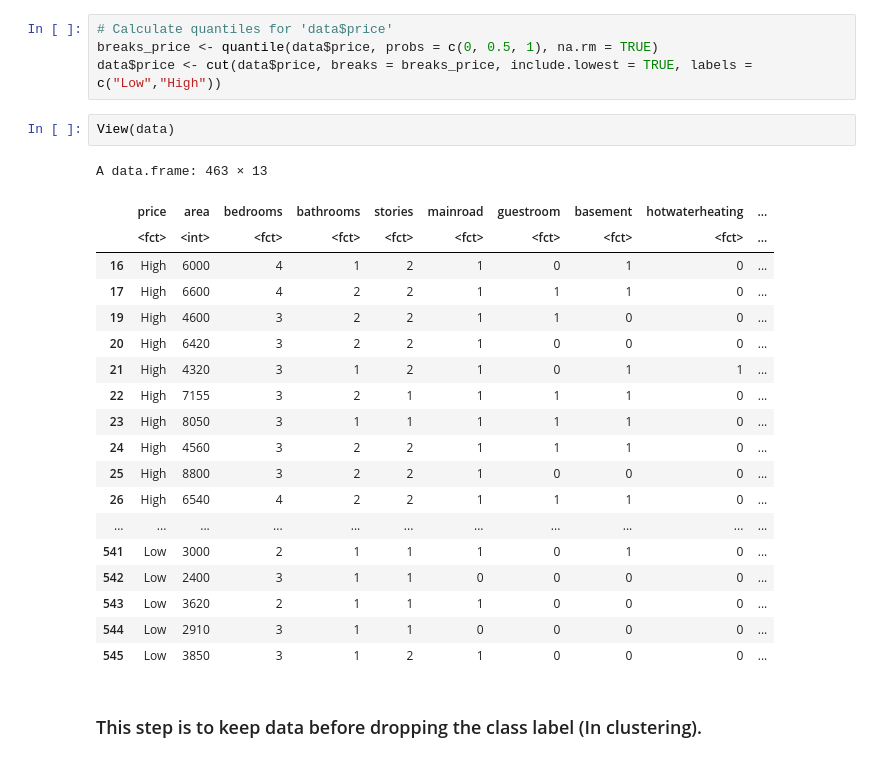
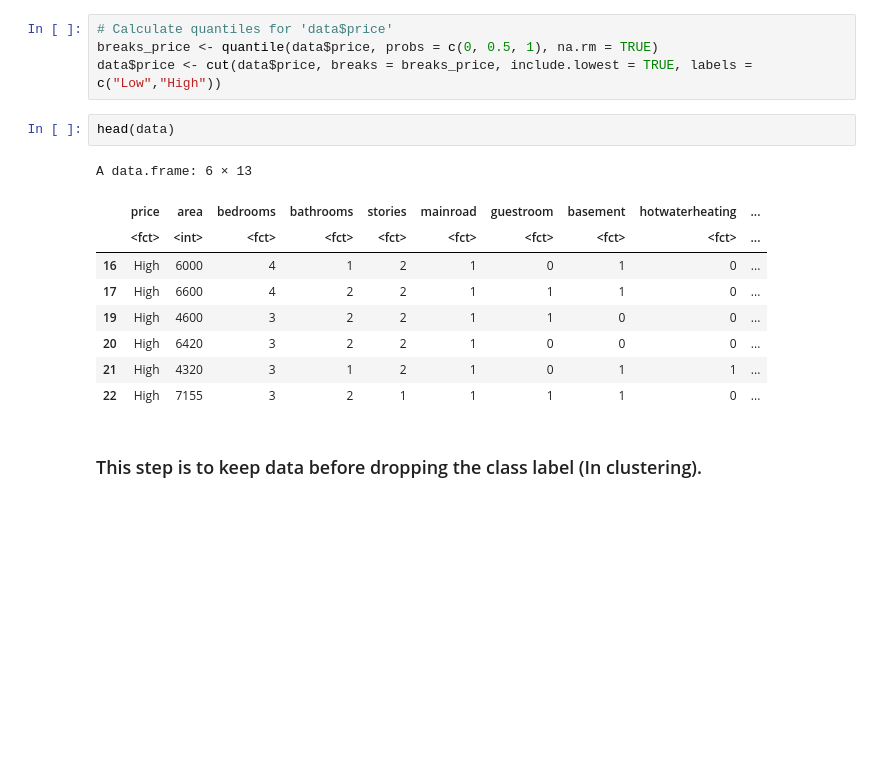
Before and after one commit to LayanAlmousa/DataMiningProject, a Jupyter notebook: MiningNotebook.ipynb, the cells around one changed output. Drawn from its saved outputs; the diff is of its cells as text; blank space fills up the shorter version.

```diff
--- a/MiningNotebook.ipynb
+++ b/MiningNotebook.ipynb
@@ -398,27 +368,17 @@ the code is as shown:
 breaks_price <- quantile(data$price, probs = c(0, 0.5, 1), na.rm = TRUE)
 data$price <- cut(data$price, breaks = breaks_price, include.lowest = TRUE, labels = c("Low","High"))
 # %%
-View(data)
+head(data)
 # %% [output]
-A data.frame: 463 × 13
+A data.frame: 6 × 13
 |  | price | area | bedrooms | bathrooms | stories | mainroad | guestroom | basement | hotwaterheating | ... |
 |  | <fct> | <int> | <fct> | <fct> | <fct> | <fct> | <fct> | <fct> | <fct> | ... |
 | 16 | High | 6000 | 4 | 1 | 2 | 1 | 0 | 1 | 0 | ... |
 | 17 | High | 6600 | 4 | 2 | 2 | 1 | 1 | 1 | 0 | ... |
 | 19 | High | 4600 | 3 | 2 | 2 | 1 | 1 | 0 | 0 | ... |
 | 20 | High | 6420 | 3 | 2 | 2 | 1 | 0 | 0 | 0 | ... |
 | 21 | High | 4320 | 3 | 1 | 2 | 1 | 0 | 1 | 1 | ... |
 | 22 | High | 7155 | 3 | 2 | 1 | 1 | 1 | 1 | 0 | ... |
-| 23 | High | 8050 | 3 | 1 | 1 | 1 | 1 | 1 | 0 | ... |
-| 24 | High | 4560 | 3 | 2 | 2 | 1 | 1 | 1 | 0 | ... |
-| 25 | High | 8800 | 3 | 2 | 2 | 1 | 0 | 0 | 0 | ... |
-| 26 | High | 6540 | 4 | 2 | 2 | 1 | 1 | 1 | 0 | ... |
-| ... | ... | ... | ... | ... | ... | ... | ... | ... | ... | ... |
-| 541 | Low | 3000 | 2 | 1 | 1 | 1 | 0 | 1 | 0 | ... |
-| 542 | Low | 2400 | 3 | 1 | 1 | 0 | 0 | 0 | 0 | ... |
-| 543 | Low | 3620 | 2 | 1 | 1 | 1 | 0 | 0 | 0 | ... |
-| 544 | Low | 2910 | 3 | 1 | 1 | 0 | 0 | 0 | 0 | ... |
-| 545 | Low | 3850 | 3 | 1 | 2 | 1 | 0 | 0 | 0 | ... |
 # %% [markdown]
 ### This step is to keep data before dropping the class label (In clustering).
 # %%
```
Also changed, not shown: parts of 10 cells of this notebook.
